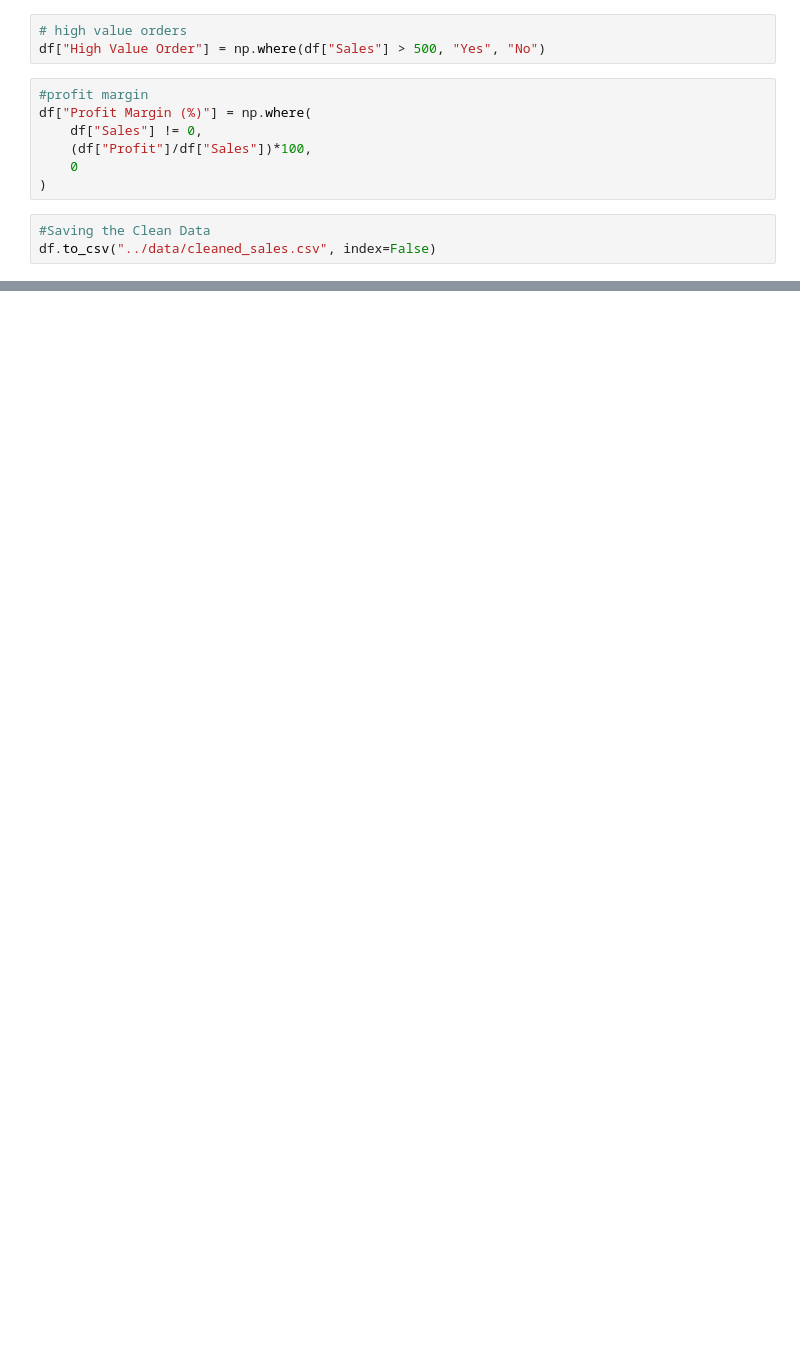
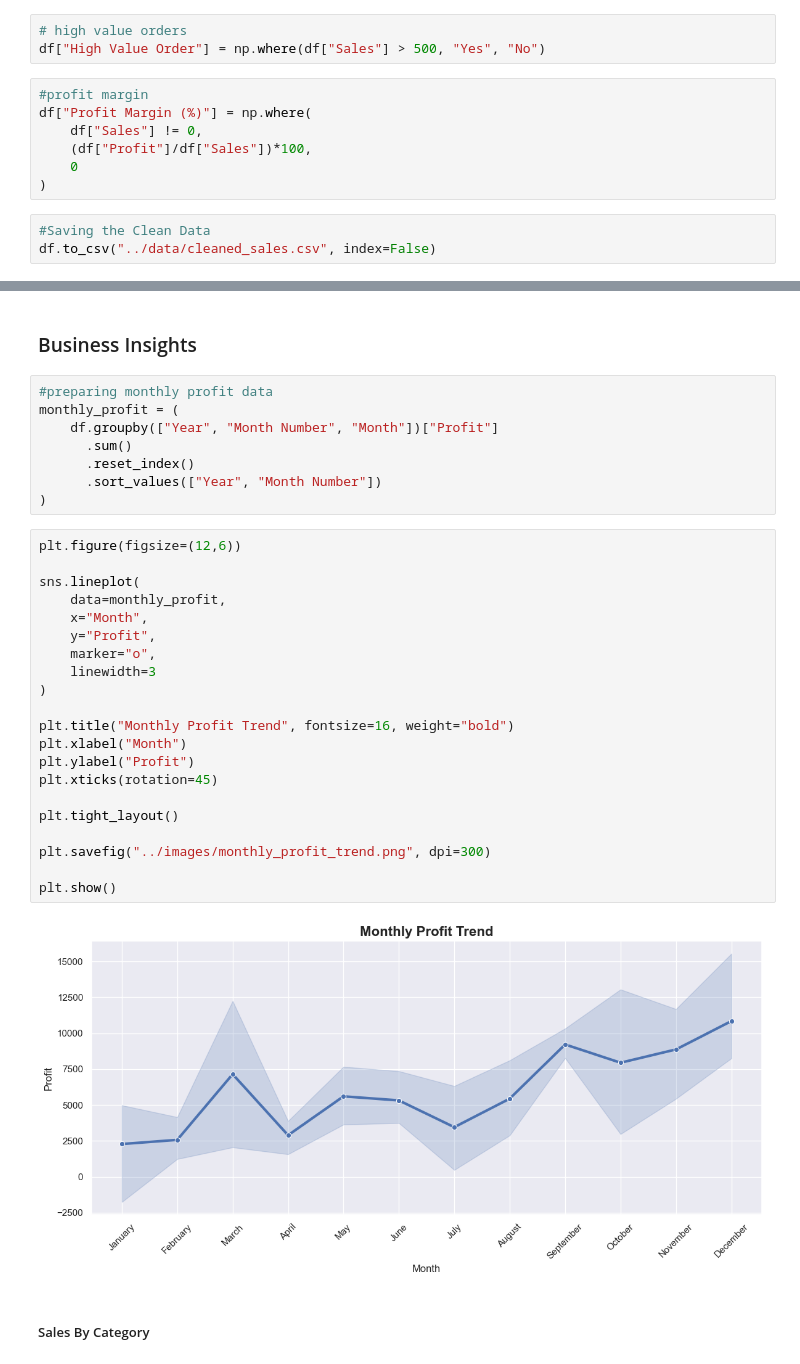
Before and after one commit to PriyaSumbria/ecommerce-sales-analytics-dashboard, a Jupyter notebook: Notebooks/ecommerce_sales_analysis.ipynb, the cells around one changed output, grey strips where cells are left out. Saved outputs shown, nothing was run; the diff lists cells and outputs as text; blank space fills up the shorter version.

```diff
--- a/Notebooks/ecommerce_sales_analysis.ipynb
+++ b/Notebooks/ecommerce_sales_analysis.ipynb
@@ -94,0 +371,35 @@ Business Insights
+# %% [markdown]
+### Business Insights
+# %%
+#preparing monthly profit data
+monthly_profit = (
+    df.groupby(["Year", "Month Number", "Month"])["Profit"]
+      .sum()
+      .reset_index()
+      .sort_values(["Year", "Month Number"])
+)
+# %%
+plt.figure(figsize=(12,6))
+
+sns.lineplot(
+    data=monthly_profit,
+    x="Month",
+    y="Profit",
+    marker="o",
+    linewidth=3
+)
+
+plt.title("Monthly Profit Trend", fontsize=16, weight="bold")
+plt.xlabel("Month")
+plt.ylabel("Profit")
+plt.xticks(rotation=45)
+
+plt.tight_layout()
+
+plt.savefig("../images/monthly_profit_trend.png", dpi=300)
+
+plt.show()
+# %% [output]
+[figure, added]
+# %% [markdown]
+##### Sales By Category
```
Also changed, not shown: parts of 40 cells of this notebook, 7 other files.
